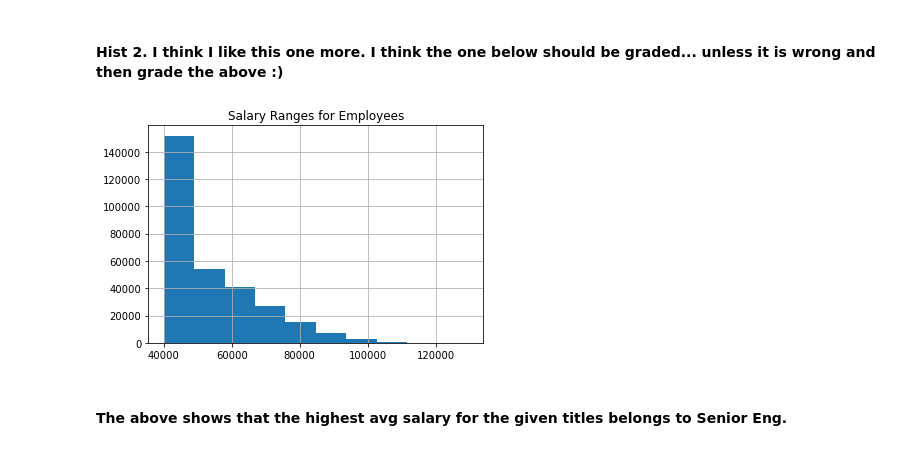
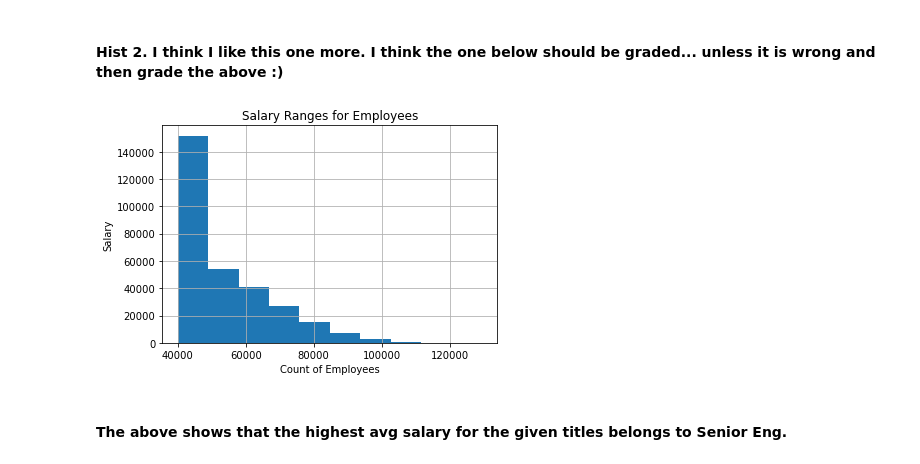
Before and after one commit to kidik425/08-SQL_Challenge, a Jupyter notebook: Jupyter/Bonus.ipynb, the cells around one changed output. Cells and saved outputs as stored; diff of their text form; code cells hidden in the pictures.

```diff
--- a/Jupyter/Bonus.ipynb
+++ b/Jupyter/Bonus.ipynb
@@ -182,10 +182,12 @@ plt.show()
 # %%
 salDf['salary'].hist()
 plt.title("Salary Ranges for Employees")
+plt.ylabel("Salary")
+plt.xlabel("Count of Employees")
 plt.show()
 #add titles!!!!!!!!!
 # %% [output]
-[figure, old version]
+[figure, new version]
 # %%
 SalTitleDf = empDf.join(salDf,lsuffix='_emp',rsuffix='_sal') \
                     .join(titlesDf,lsuffix='_emp',rsuffix='_title')
```
Also changed, not shown: parts of 1 cell of this notebook.
